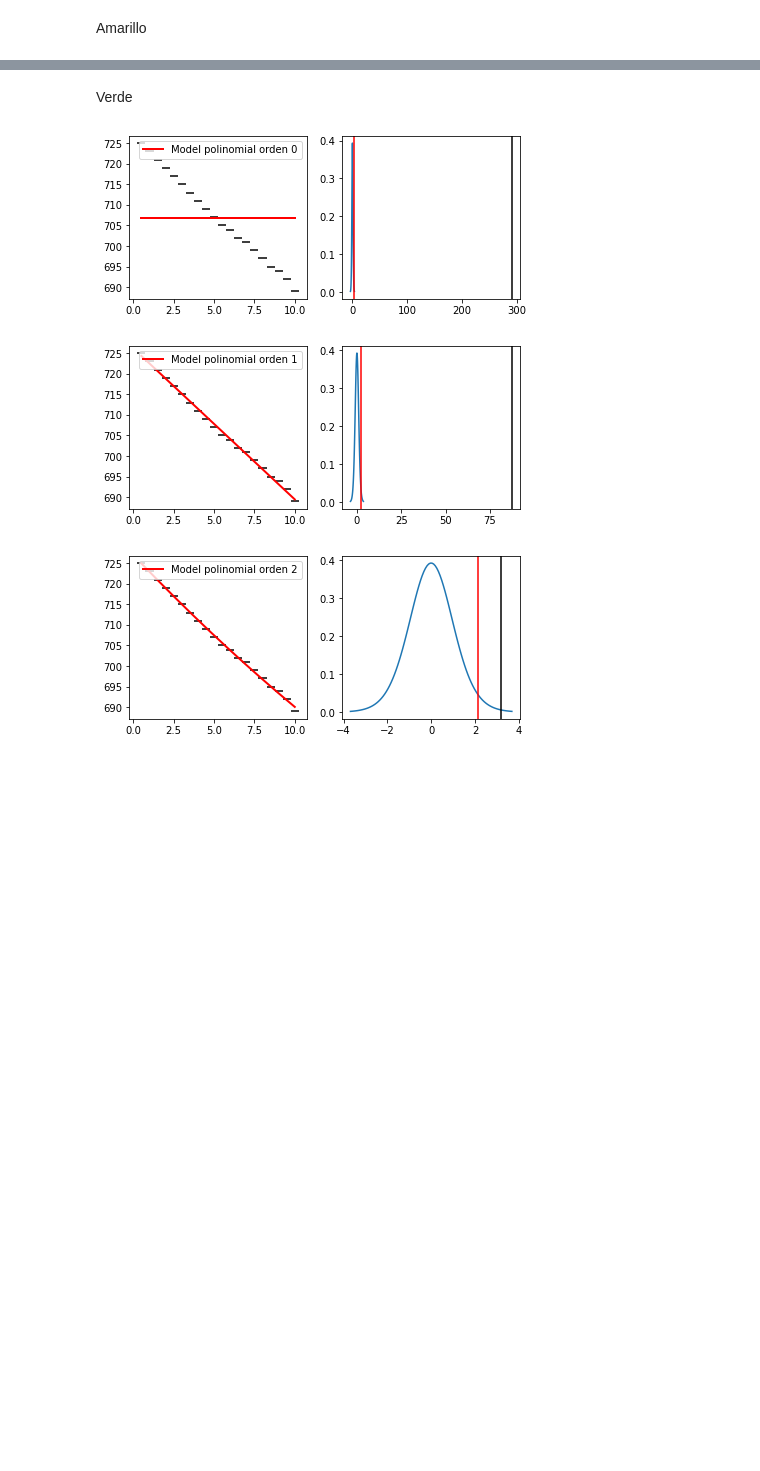
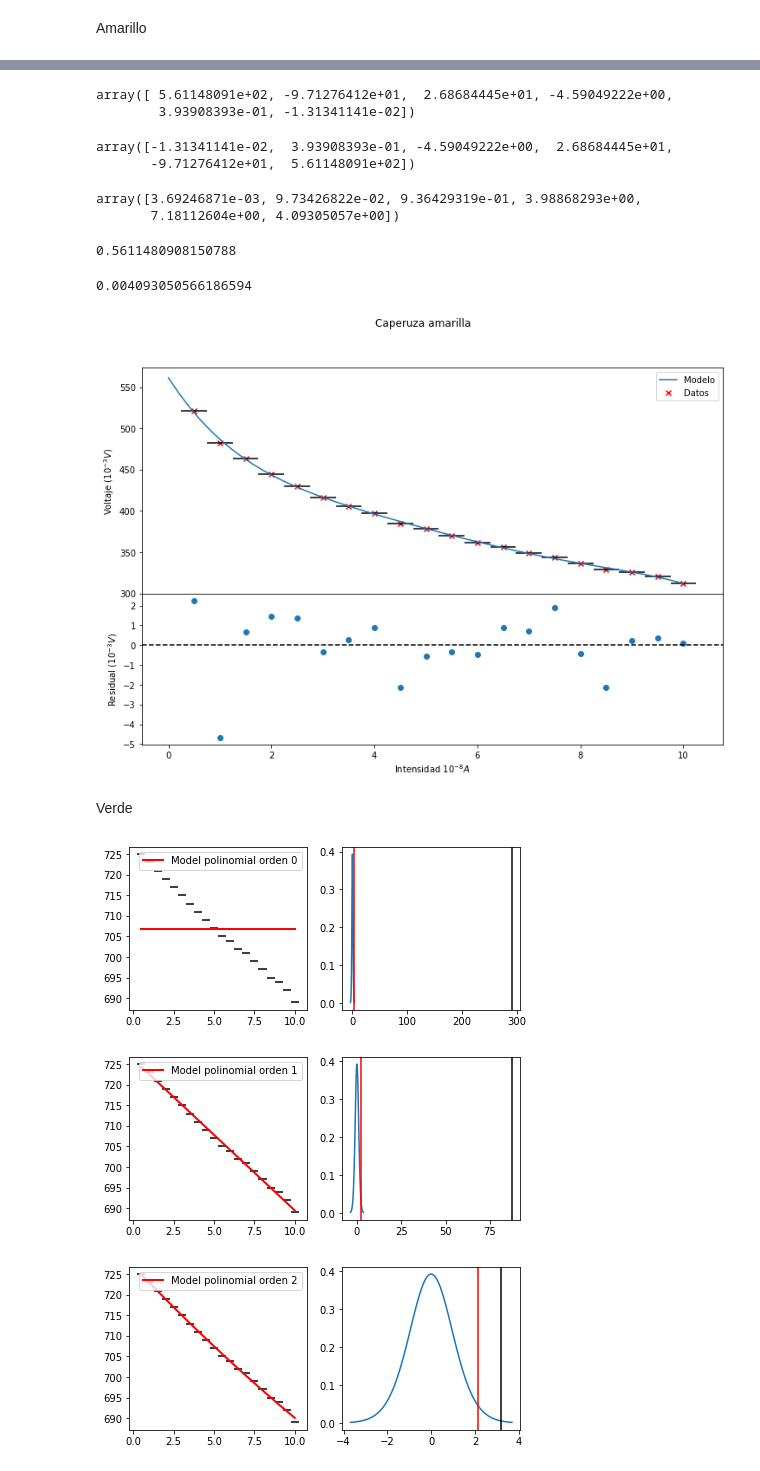
Before and after one commit to slaverdeg/Laboratorio-Moderna-GitHub, a Jupyter notebook: Efecto fotoeléctrico/código e_f.ipynb, the cells around one changed output, grey strips where cells are left out. Cells and saved outputs as stored; diff of their text form; code cells hidden in the pictures; blank space fills up the shorter version.

```diff
--- a/Efecto fotoeléctrico/código e_f.ipynb
+++ b/Efecto fotoeléctrico/código e_f.ipynb
@@ -232,3 +236,62 @@ for n in range(8):
+# %%
+# El mejor modelo es el polinomio de grado 5
+n=5
+param = Minimos_cuadrados(intensidades,voltajes_amarillo,n)
+param
+# %% [output]
+array([ 5.61148091e+02, -9.71276412e+01,  2.68684445e+01, -4.59049222e+00,
+        3.93908393e-01, -1.31341141e-02])
+# %%
+param_ = param[::-1]
+param_
+# %% [output]
+array([-1.31341141e-02,  3.93908393e-01, -4.59049222e+00,  2.68684445e+01,
+       -9.71276412e+01,  5.61148091e+02])
+# %%
+Cov,R2,r = GetError(intensidades,voltajes_amarillo,param,n)
+# %%
+deltas = Get_sigma(Cov)
+deltas
+# %% [output]
+array([3.69246871e-03, 9.73426822e-02, 9.36429319e-01, 3.98868293e+00,
+       7.18112604e+00, 4.09305057e+00])
+# %%
+# Voltaje de frenado:
+Vf_amarillo = param_[-1]*1e-03
+Vf.append(Vf_amarillo)
+Vf_amarillo
+# %% [output]
+0.5611480908150788
+# %%
+#Incertidumbre del voltaje de frenado:
+dvf_amarillo = deltas[-1]*1e-03
+dvf.append(dvf_amarillo)
+dvf_amarillo
+# %% [output]
+0.004093050566186594
+# %%
+_x = np.linspace(0.,np.max(intensidades),50)
+_y = GetModel(_x,param)
+# %%
+fig, axs = plt.subplots(2, 1, figsize=(12, 8), gridspec_kw={'height_ratios': [1.5, 1]},sharex=True)
+fig.subplots_adjust(hspace=0)
+
+fig.suptitle('Caperuza amarilla')
+axs[0].scatter(intensidades,voltajes_amarillo,label='Datos',color='r',marker='x')
+axs[0].errorbar(intensidades,voltajes_amarillo, xerr= error_x, fmt='none', ecolor='black')
+axs[0].plot(_x,_y,label='Modelo')
+axs[0].set_ylabel('Voltaje ($10^{-3}V$)')
+axs[0].legend()
+
+axs[1].scatter(intensidades,r)
+axs[1].axhline(y=0, color='black', linestyle='--')
+axs[1].set_xlabel('Intensidad $10^{-8}A$')
+axs[1].set_ylabel('Residual ($10^{-3}V$)')
+#axs[1].set_ylim(-1.7,1.7)
+#axs[1].set_yticks(np.arange(-1.5, 2., 0.5))
+plt.show()
+# %% [output]
+[figure, added]
 # %% [markdown]
 Verde
 # %%
```
Also changed, not shown: parts of 72 cells of this notebook.
